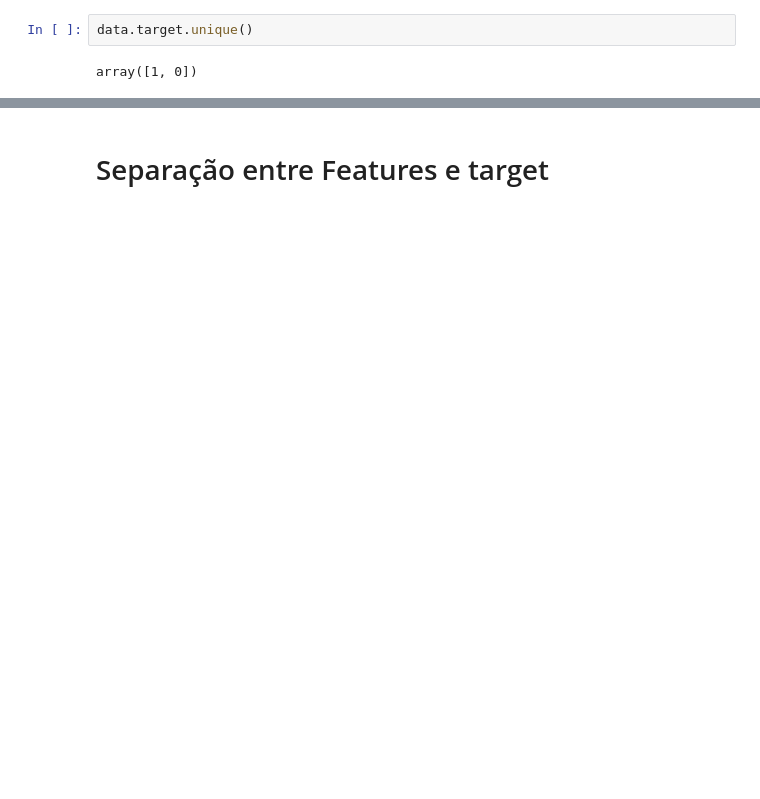
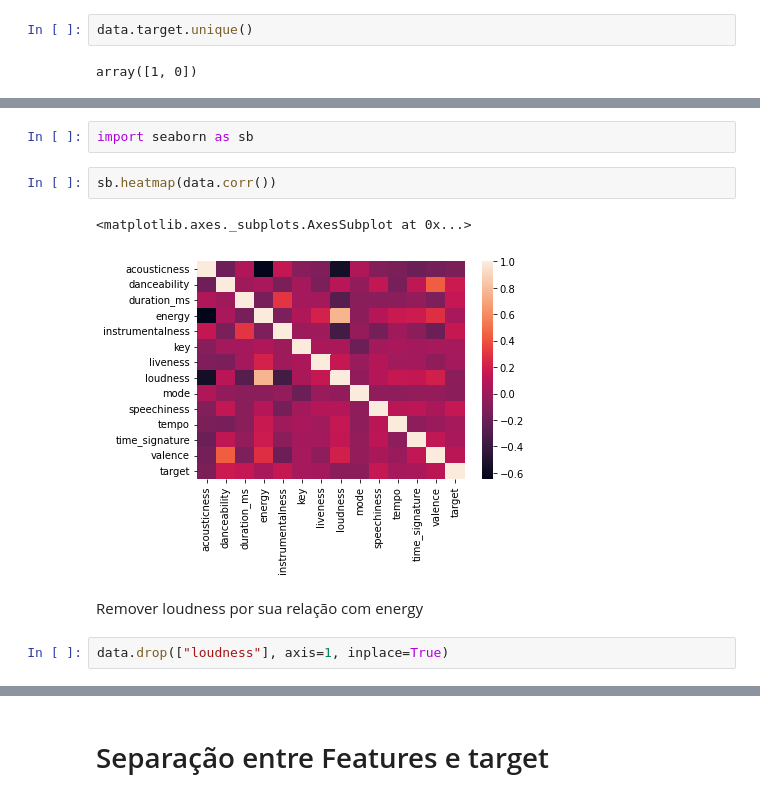
Before and after one commit to michaeldouglas/mba_IA_ML-proj_int-grupo_b, a Jupyter notebook: Python/Trabalho_deep_learning_reinforcement_learning/spotify_2.ipynb, the cells around one changed output, grey strips where cells are left out. Saved outputs shown, nothing was run; the diff lists cells and outputs as text; blank space fills up the shorter version.

```diff
--- a/Python/Trabalho_deep_learning_reinforcement_learning/spotify_2.ipynb
+++ b/Python/Trabalho_deep_learning_reinforcement_learning/spotify_2.ipynb
@@ -58,0 +84,11 @@ array([1, 0])
+# %%
+import seaborn as sb
+# %%
+sb.heatmap(data.corr())
+# %% [output]
+<matplotlib.axes._subplots.AxesSubplot at 0x...>
+[figure, added]
+# %% [markdown]
+Remover loudness por sua relação com energy
+# %%
+data.drop(["loudness"], axis=1, inplace=True)
```
Also changed, not shown: parts of 19 cells of this notebook.
